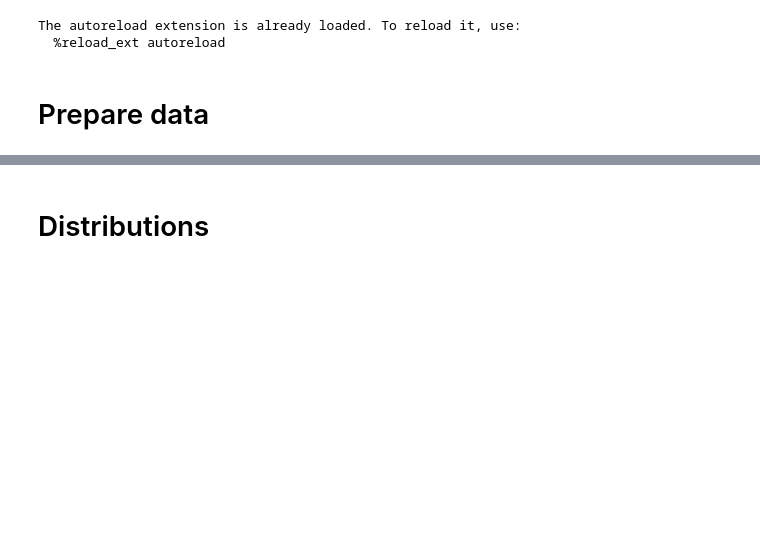
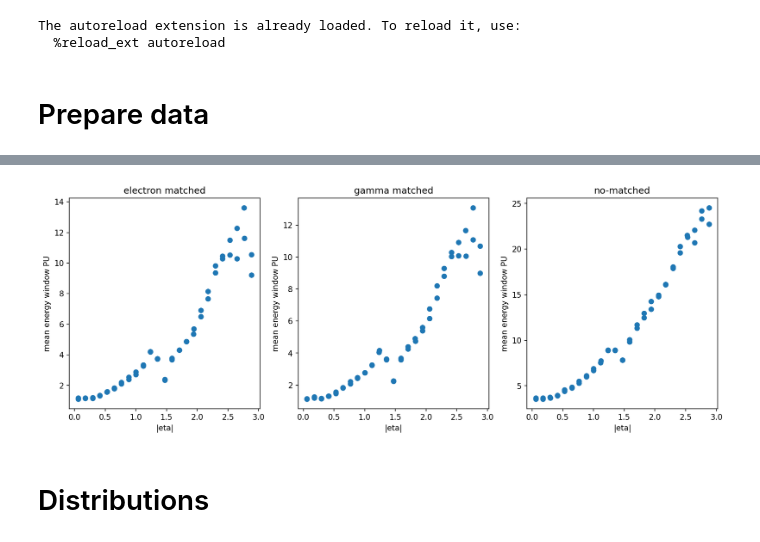
Before and after one commit to valsdav/DeepSuperCluster, a Jupyter notebook: Training/global_model/training_data/feature_distribution_newds.ipynb, the cells around one changed output, grey strips where cells are left out. Drawn from its saved outputs; the diff is of its cells as text; code cells hidden in the pictures; blank space fills up the shorter version.

```diff
--- a/Training/global_model/training_data/feature_distribution_newds.ipynb
+++ b/Training/global_model/training_data/feature_distribution_newds.ipynb
@@ -56,2 +86,25 @@ df_title = ['electron matched', 'gamma matched', 'no-matched']
+# %%
+def en_mean(data, bins=10):
+    eta = data['seed_eta']
+    _, bin_edges = np.histogram(eta, bins=bins)
+    en_mean = []
+    for i in range(bins):
+        en = data['wtot_simen_PU'][(data['seed_eta']>=bin_edges[i])&(data['seed_eta']<bin_edges[i+1])]
+        en_mean.append(en.mean())
+
+    bin_edges += (bin_edges[1]-bin_edges[0])/2
+    return np.asarray(en_mean), bin_edges[:-1]
+# %%
+fig, axis = plt.subplots(1, 3, figsize=(15,5))
+
+for i in range(len(df_seed)):
+    ax = axis[i]
+    ax.set_title(df_title[i])
+    energy, eta = en_mean(df_seed[i], 50)
+    ax.scatter(abs(eta), energy)
+    ax.set_ylabel('mean energy window PU')
+    ax.set_xlabel('|eta|')
+# %% [output]
+[figure, added]
 # %% [markdown]
 # Distributions
```
Also changed, not shown: parts of 31 cells of this notebook, 1 other file.
